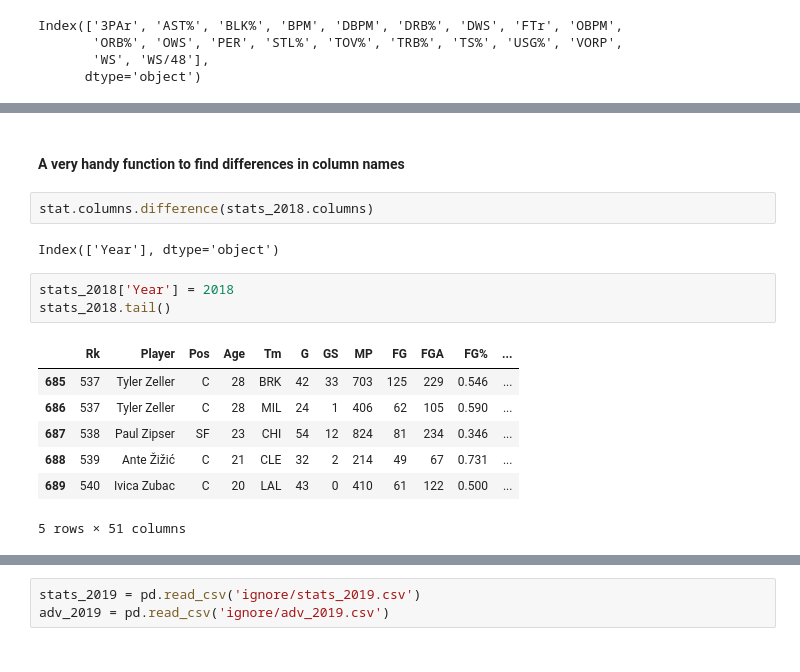
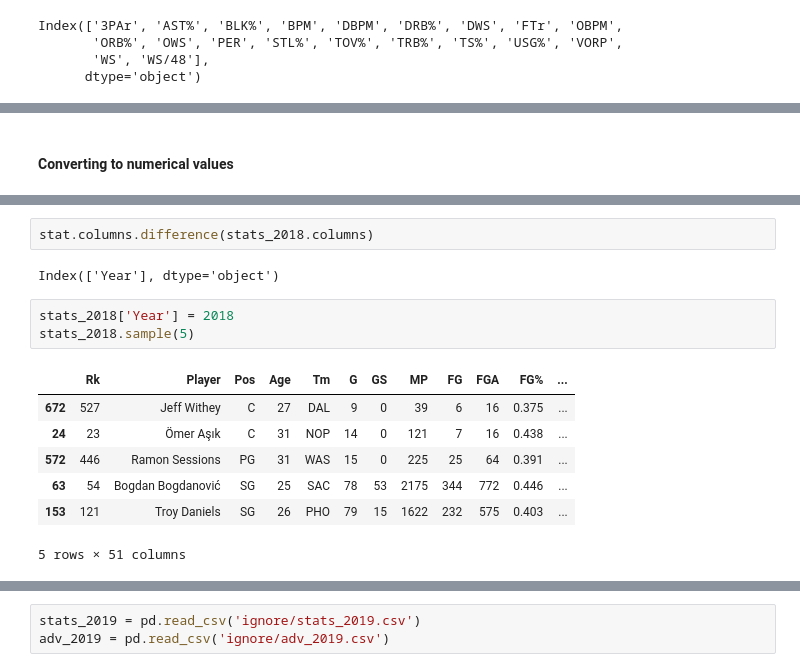
Before and after one commit to krisograbek/nba_international_players, a Jupyter notebook: NBA non-US players.ipynb, the cells around one changed output, grey strips where cells are left out. Cells and saved outputs as stored; diff of their text form.

```diff
--- a/NBA non-US players.ipynb
+++ b/NBA non-US players.ipynb
@@ -166,6 +178,8 @@ VORP      object
 WS        object
 WS/48     object
 Length: 50, dtype: object
+# %% [markdown]
+#### Converting to numerical values
 # %%
 cols = stats_2018.columns.values[5:]
 stats_2018[cols] = stats_2018[cols].apply(pd.to_numeric, errors='coerce')
@@ -188,20 +202,18 @@ VORP      float64
 WS        float64
 WS/48     float64
 Length: 50, dtype: object
-# %% [markdown]
-#### A very handy function to find differences in column names
 # %%
 stat.columns.difference(stats_2018.columns)
 # %% [output]
 Index(['Year'], dtype='object')
 # %%
 stats_2018['Year'] = 2018
-stats_2018.tail()
+stats_2018.sample(5)
 # %% [output]
 |  | Rk | Player | Pos | Age | Tm | G | GS | MP | FG | FGA | FG% | ... |
-| 685 | 537 | Tyler Zeller | C | 28 | BRK | 42 | 33 | 703 | 125 | 229 | 0.546 | ... |
-| 686 | 537 | Tyler Zeller | C | 28 | MIL | 24 | 1 | 406 | 62 | 105 | 0.590 | ... |
-| 687 | 538 | Paul Zipser | SF | 23 | CHI | 54 | 12 | 824 | 81 | 234 | 0.346 | ... |
-| 688 | 539 | Ante Žižić | C | 21 | CLE | 32 | 2 | 214 | 49 | 67 | 0.731 | ... |
-| 689 | 540 | Ivica Zubac | C | 20 | LAL | 43 | 0 | 410 | 61 | 122 | 0.500 | ... |
+| 672 | 527 | Jeff Withey | C | 27 | DAL | 9 | 0 | 39 | 6 | 16 | 0.375 | ... |
+| 24 | 23 | Ömer Aşık | C | 31 | NOP | 14 | 0 | 121 | 7 | 16 | 0.438 | ... |
+| 572 | 446 | Ramon Sessions | PG | 31 | WAS | 15 | 0 | 225 | 25 | 64 | 0.391 | ... |
+| 63 | 54 | Bogdan Bogdanović | SG | 25 | SAC | 78 | 53 | 2175 | 344 | 772 | 0.446 | ... |
+| 153 | 121 | Troy Daniels | SG | 26 | PHO | 79 | 15 | 1622 | 232 | 575 | 0.403 | ... |
 5 rows × 51 columns
```
Also changed, not shown: parts of 52 cells of this notebook, 1 other file.
